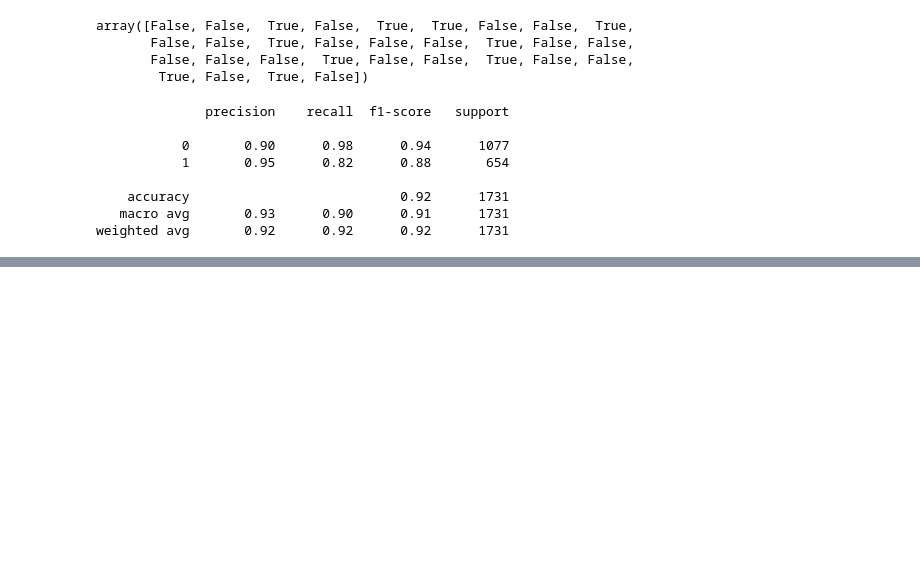
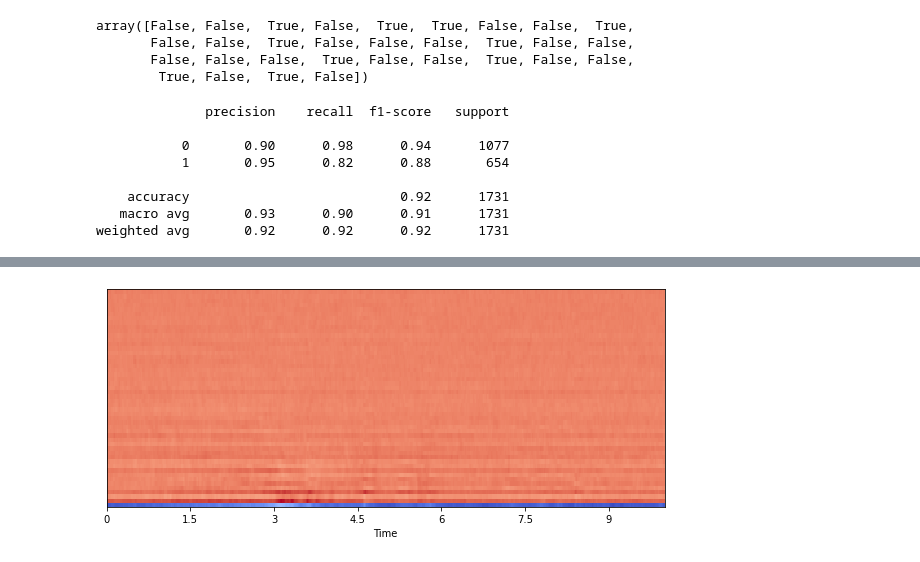
Before and after one commit to dizwe/snorrr, a Jupyter notebook: new_snorrr_true_false_light_keras.ipynb, the cells around one changed output, grey strips where cells are left out. Saved outputs shown, nothing was run; the diff lists cells and outputs as text; code cells hidden in the pictures; blank space fills up the shorter version.

```diff
--- a/new_snorrr_true_false_light_keras.ipynb
+++ b/new_snorrr_true_false_light_keras.ipynb
@@ -557,0 +594,12 @@ weighted avg       0.92      0.92      0.92      1731
+# %%
+### 정규화하기
+image = spec_to_image(image)
+
+import matplotlib.pyplot as plt
+import librosa.display
+plt.figure(figsize=(10, 4))
+librosa.display.specshow(image, x_axis='time')
+
+plt.show()
+# %% [output]
+[figure, added]
```
Also changed, not shown: parts of 58 cells of this notebook.
